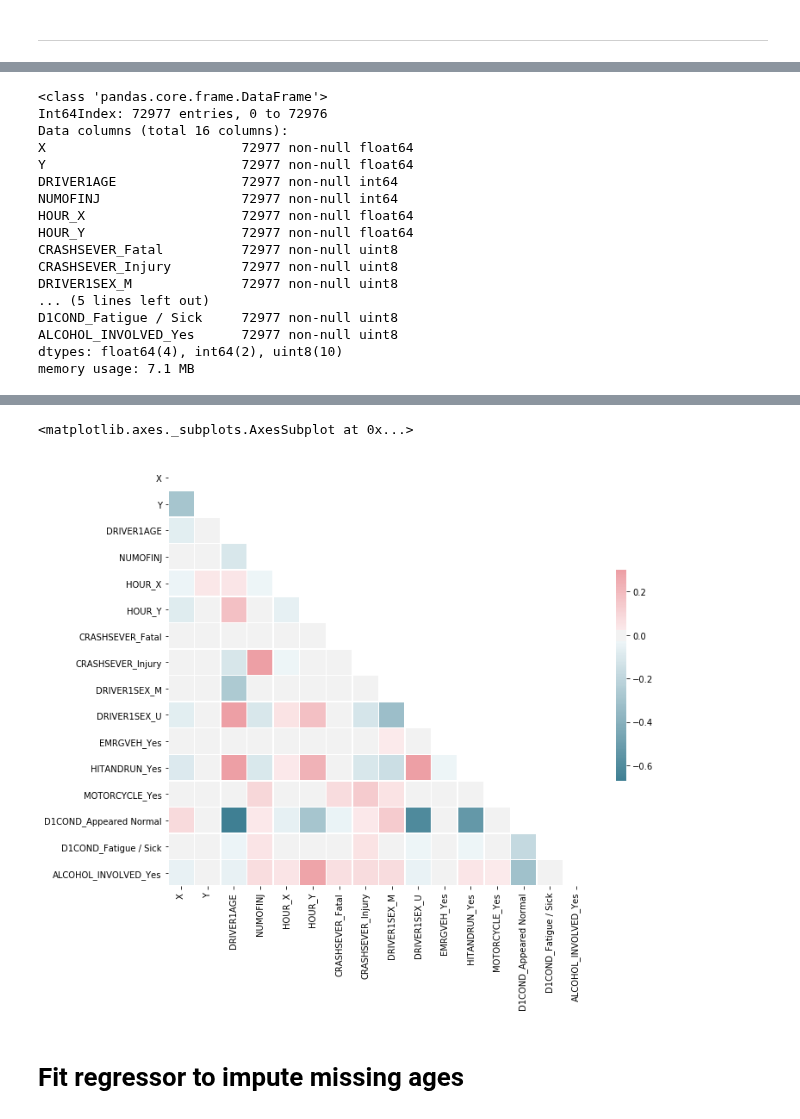
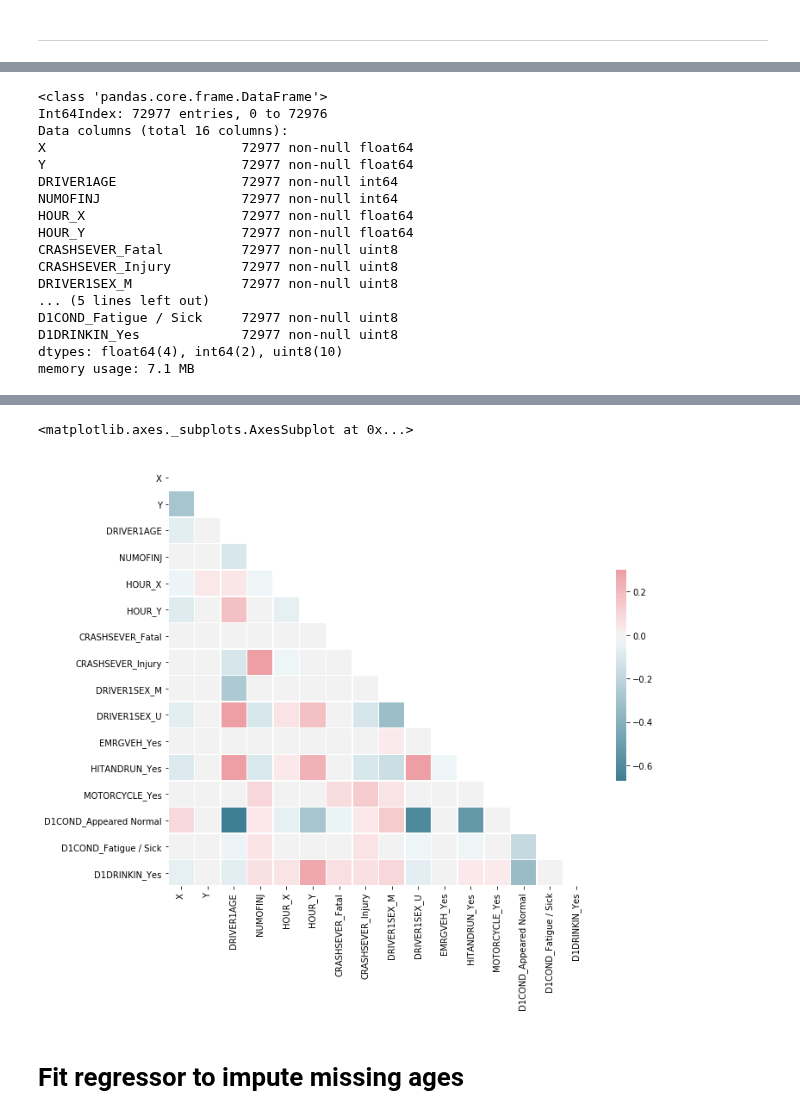
Before and after one commit to collinprather/Big-Data-Ignite-2018, a Jupyter notebook: Preprocessing_3.ipynb, the cells around one changed output, grey strips where cells are left out. Drawn from its saved outputs; the diff is of its cells as text; code cells hidden in the pictures.

Commit message:
reworked preprocessing3 and built best model yet, predicting only D1DRINKIN

```diff
--- a/Preprocessing_3.ipynb
+++ b/Preprocessing_3.ipynb
@@ -410,5 +390,5 @@ plt.scatter(X.HOUR_X, X.HOUR_Y)
 [figure]
 # %%
 # Now that we have our two 'HOUR_X' and 'HOUR_Y' coords, we drop the original "HOUR" feature
-X = X.drop(['HOUR'], axis=1)
+crash = crash.drop(['HOUR'], axis=1)
 # %%
@@ -421,10 +401,10 @@ Index(['X', 'Y', 'CRASHSEVER', 'DRIVER1AGE', 'DRIVER1SEX', 'EMRGVEH',
 # %% [markdown]
 #### Encoding
 # %%
-dummies = pd.get_dummies(X[['CRASHSEVER', 'DRIVER1SEX',
+dummies = pd.get_dummies(crash[['CRASHSEVER', 'DRIVER1SEX',
                             'EMRGVEH', 'HITANDRUN',
                             'MOTORCYCLE', 'D1COND',
-                             'ALCOHOL_INVOLVED']])
+                             'D1DRINKIN']])
 # %%
 dummies.head()
 # %% [output]
@@ -438,13 +418,13 @@ dummies.head()
 ---
 # %%
 # Drop the column with target variable (HITANDRUN) and the columns for which we created dummy variables
-X_ = X.drop(['CRASHSEVER', 'DRIVER1SEX',
+crash_ = crash.drop(['CRASHSEVER', 'DRIVER1SEX',
                             'EMRGVEH', 'HITANDRUN',
                             'MOTORCYCLE', 'D1COND',
-                             'ALCOHOL_INVOLVED'], axis=1)
+                             'D1DRINKIN'], axis=1)
 # Define the feature set X.
-X = pd.concat([X_, dummies], axis=1)
-X.info()
+crash = pd.concat([crash_, dummies], axis=1)
+crash.info()
 # %% [output]
 <class 'pandas.core.frame.DataFrame'>
 Int64Index: 72977 entries, 0 to 72976
@@ -464,8 +444,8 @@ ALCOHOL_INVOLVED_Yes               72977 non-null uint8
 dtypes: float64(4), int64(2), uint8(17)
 memory usage: 7.6 MB
 # %%
-X = X.drop(['DRIVER1SEX_F', 'EMRGVEH_No', 'D1COND_Unknown', 'MOTORCYCLE_No', 'CRASHSEVER_Property Damage Only', 'HITANDRUN_No',  'ALCOHOL_INVOLVED_No' ], axis=1)
-X.info()
+crash = crash.drop(['DRIVER1SEX_F', 'EMRGVEH_No', 'D1COND_Unknown', 'MOTORCYCLE_No', 'CRASHSEVER_Property Damage Only', 'HITANDRUN_No',  'D1DRINKIN_No' ], axis=1)
+crash.info()
 # %% [output]
 <class 'pandas.core.frame.DataFrame'>
 Int64Index: 72977 entries, 0 to 72976
@@ -481,7 +461,7 @@ CRASHSEVER_Injury         72977 non-null uint8
 DRIVER1SEX_M              72977 non-null uint8
 ... (5 lines left out)
 D1COND_Fatigue / Sick     72977 non-null uint8
-ALCOHOL_INVOLVED_Yes      72977 non-null uint8
+D1DRINKIN_Yes             72977 non-null uint8
 dtypes: float64(4), int64(2), uint8(10)
 memory usage: 7.1 MB
 # %%
@@ -495,24 +475,24 @@ X.head()
 | 4 | -85.639288 | 42.927210 | 44 | 0 | -0.707107 | -7.071068e-01 | 0 | 0 | ... |
 # %%
 # Compute the correlation matrix
-corr = X.corr()
+corr = crash.corr()
 
 # Generate a mask for the upper triangle
 mask = np.zeros_like(corr, dtype=np.bool)
 mask[np.triu_indices_from(mask)] = True
 
 # Set up the matplotlib figure
 f, ax = plt.subplots(figsize=(11, 9))
 
 # Generate a custom diverging colormap
 cmap = sns.diverging_palette(220, 10, as_cmap=True)
 
 # Draw the heatmap with the mask and correct aspect ratio
 sns.heatmap(corr, mask=mask, cmap=cmap, vmax=.3, center=0,
             square=True, linewidths=.5, cbar_kws={"shrink": .5})
 # %% [output]
 <matplotlib.axes._subplots.AxesSubplot at 0x...>
-[figure, old version]
+[figure, new version]
 # %% [markdown]
 # Fit regressor to impute missing ages
 # %% [markdown]
```
Also changed, not shown: parts of 34 cells of this notebook, 10 other files.
